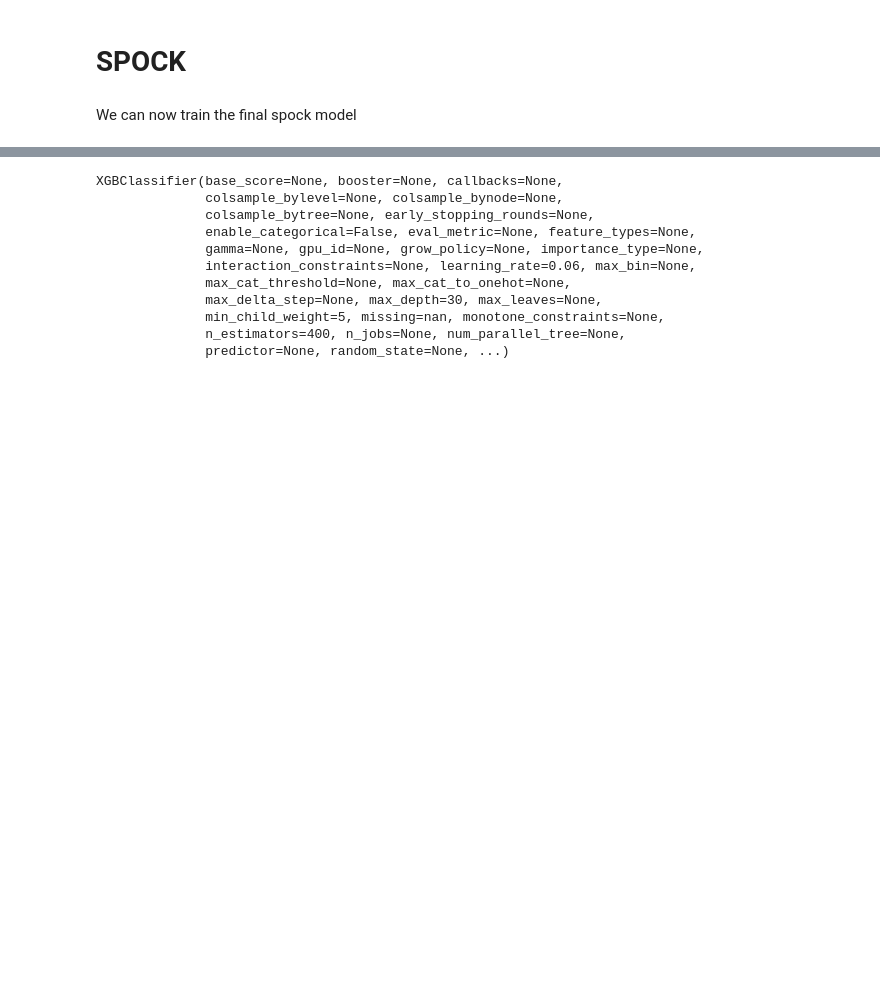
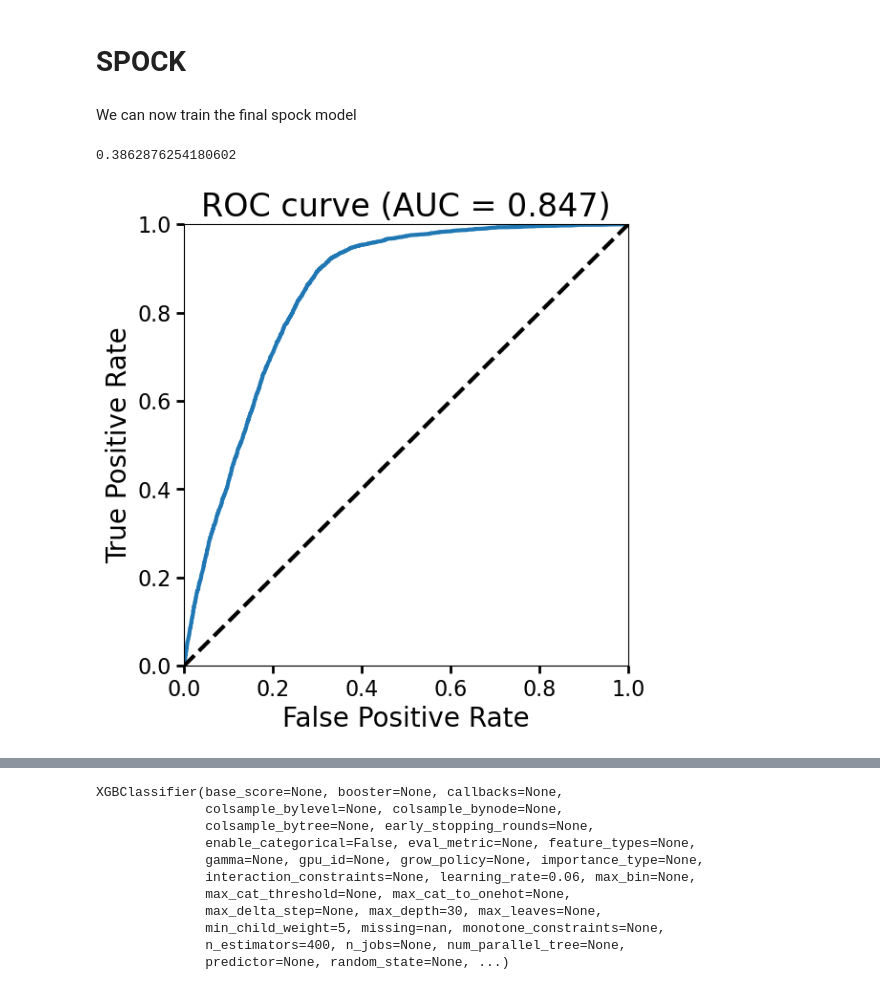
Before and after one commit to Ethadhani/summerSPOCK, a Jupyter notebook: spockTrain/1fullfeat_FC.ipynb, the cells around one changed output, grey strips where cells are left out. Cells and saved outputs as stored; diff of their text form; code cells hidden in the pictures; blank space fills up the shorter version.

```diff
--- a/spockTrain/1fullfeat_FC.ipynb
+++ b/spockTrain/1fullfeat_FC.ipynb
@@ -259,6 +256,29 @@ def ROC_curve( model, x,y):
     fpr, tpr, ROCthresholds = roc_curve(y, preds)
     roc_auc = metrics.roc_auc_score(y, preds)
     return roc_auc, fpr, tpr, ROCthresholds
+# %%
+MEGNO = XGBClassifier(learning_rate = 0.06,
+                         max_depth = 15,
+                         subsample = 0.95,
+                         min_child_weight = 5,
+                         n_estimators = 200,
+                         scale_pos_weight=trainingBalance)
+MEGNO.fit(trainX['MEGNO'],trainY)
+roc_auc, fpr, tpr, ROCthresholds = ROC_curve(MEGNO, testX['MEGNO'], testY)
+
+fig, ax = plt.subplots()
+ax.plot(fpr, tpr)
+ax.plot([0, 1], [0, 1], 'k--')
+ax.set_xlim([0.0, 1.0])
+ax.set_ylim([0.0, 1.0])
+ax.set_xlabel('False Positive Rate')
+ax.set_ylabel('True Positive Rate')
+ax.set_title('ROC curve (AUC = {0:.3f})'.format(roc_auc))
+tprthreshindex = np.where(tpr >=0.95)[0][0]
+fpr[tprthreshindex]
+# %% [output]
+0.3862876254180602
+[figure, added]
 # %%
 model = XGBClassifier(learning_rate = 0.06,
                          max_depth = 30,
```
Also changed, not shown: parts of 6 cells of this notebook.
